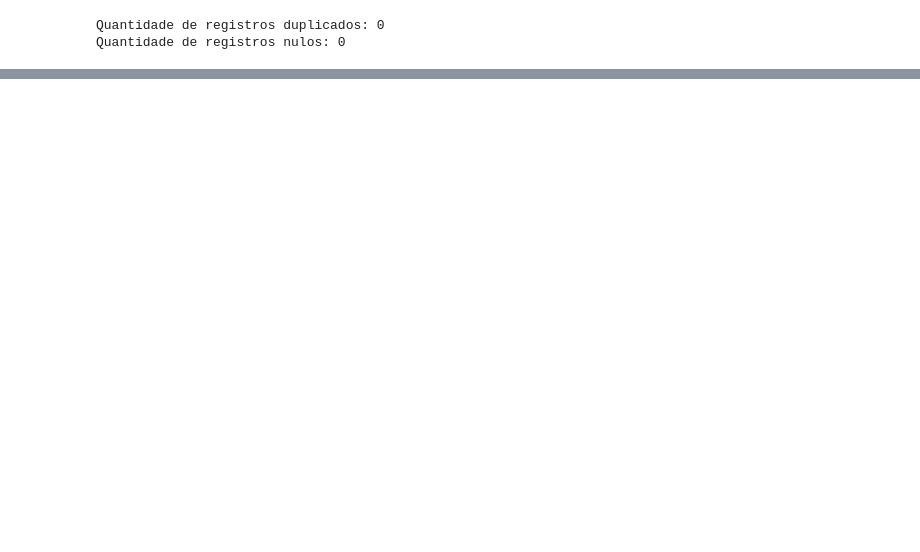
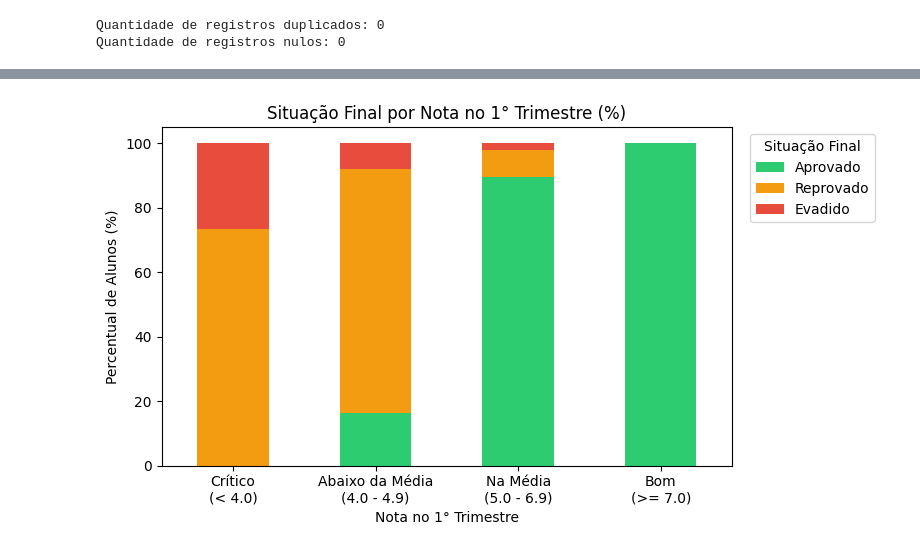
Before and after one commit to luuhkkj/Vertice, a Jupyter notebook: notebooks/dados_estudantes.ipynb, the cells around one changed output, grey strips where cells are left out. Drawn from its saved outputs; the diff is of its cells as text; code cells hidden in the pictures; blank space fills up the shorter version.

```diff
--- a/notebooks/dados_estudantes.ipynb
+++ b/notebooks/dados_estudantes.ipynb
@@ -184,0 +239,14 @@ dtype: int64
+# %%
+faixas = pd.cut(df['nota_t1'], bins=[-0.1, 3.9, 4.9, 6.9, 10], labels=['Crítico\n(< 4.0)', 'Abaixo da Média\n(4.0 - 4.9)', 'Na Média\n(5.0 - 6.9)', 'Bom\n(>= 7.0)'])
+
+tab_t1 = pd.crosstab(faixas, df['situacao_final'], normalize='index') * 100
+tab_t1[['Aprovado', 'Reprovado', 'Evadido']].plot(kind='bar', stacked=True, figsize=(8, 4.5), color=['#2ecc71', '#f39c12', '#e74c3c'], rot=0)
+
+plt.title('Situação Final por Nota no 1° Trimestre (%)')
+plt.xlabel('Nota no 1° Trimestre')
+plt.ylabel('Percentual de Alunos (%)')
+plt.legend(title='Situação Final', bbox_to_anchor=(1.02, 1), loc='upper left')
+plt.tight_layout()
+plt.show()
+# %% [output]
+[figure, added]
```
Also changed, not shown: parts of 34 cells of this notebook.
